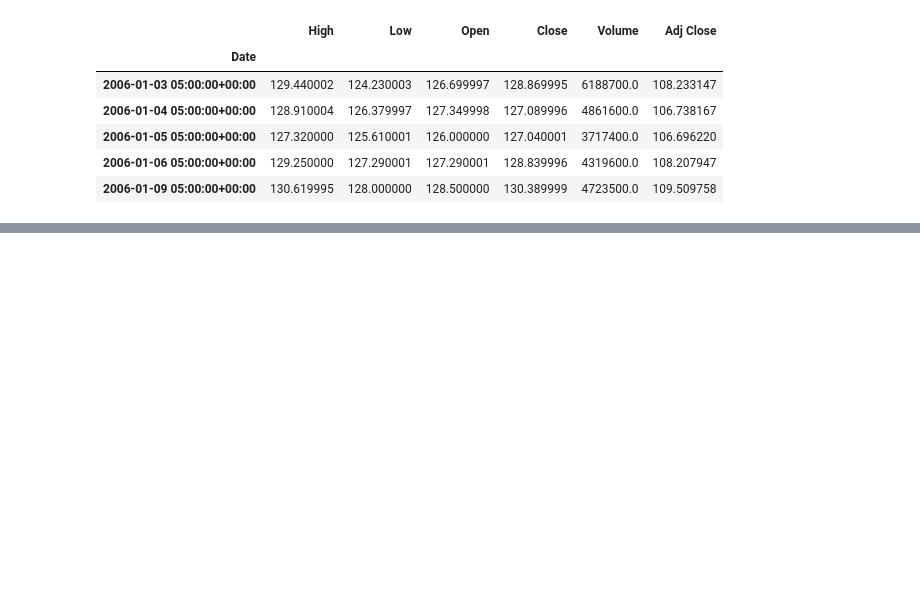
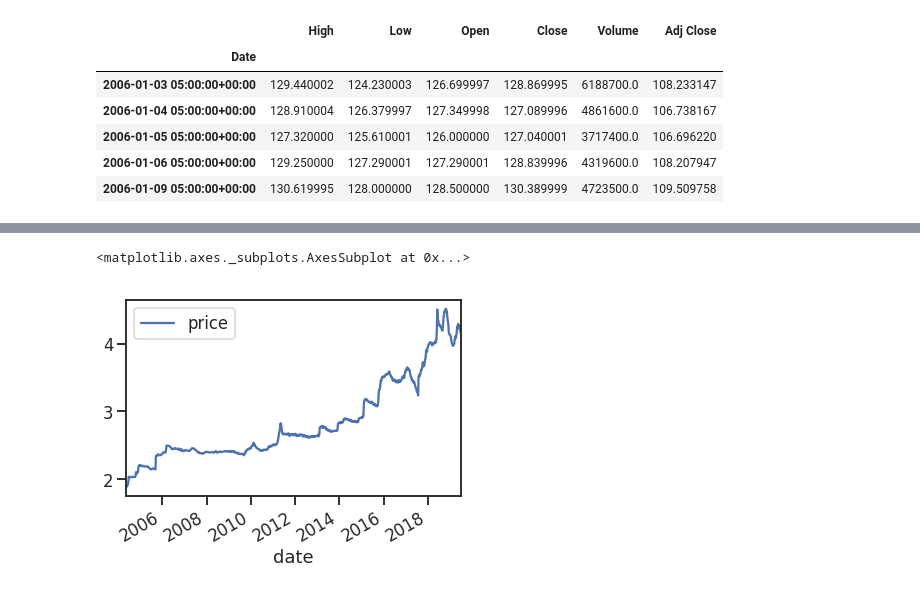
Before and after one commit to millengustavo/time-series-forecasting, a Jupyter notebook: notebooks/pandas-time-series.ipynb, the cells around one changed output, grey strips where cells are left out. Saved outputs shown, nothing was run; the diff lists cells and outputs as text; code cells hidden in the pictures; blank space fills up the shorter version.

Commit message:
added modeling with time series for gas prices

```diff
--- a/notebooks/pandas-time-series.ipynb
+++ b/notebooks/pandas-time-series.ipynb
@@ -151,0 +154,3 @@ gs.tz_localize('US/Eastern').tz_convert('UTC').head()
+# %%
+df = pd.read_csv("../data/gas-prices-2004-2019.tsv", sep="\t")
+df.head()
@@ -151,0 +165,6 @@ gs.tz_localize('US/Eastern').tz_convert('UTC').head()
+# %%
+gas_sp = df[(df["PRODUTO"]=="GASOLINA COMUM") & (df["ESTADO"]=="SAO PAULO")][["DATA FINAL", "PREÇO MÉDIO REVENDA"]]
+# %%
+gas_sp["DATA FINAL"] = pd.to_datetime(gas_sp["DATA FINAL"], format="%Y-%m-%d")
+gas_sp = gas_sp.rename(columns={"DATA FINAL": "date", "PREÇO MÉDIO REVENDA": "price"})
+gas_sp.head()
@@ -151,0 +178,7 @@ gs.tz_localize('US/Eastern').tz_convert('UTC').head()
+# %%
+gas_sp = gas_sp.set_index("date")
+# %%
+gas_sp.plot()
+# %% [output]
+<matplotlib.axes._subplots.AxesSubplot at 0x...>
+[figure, added]
```
Also changed, not shown: parts of 29 cells of this notebook.
